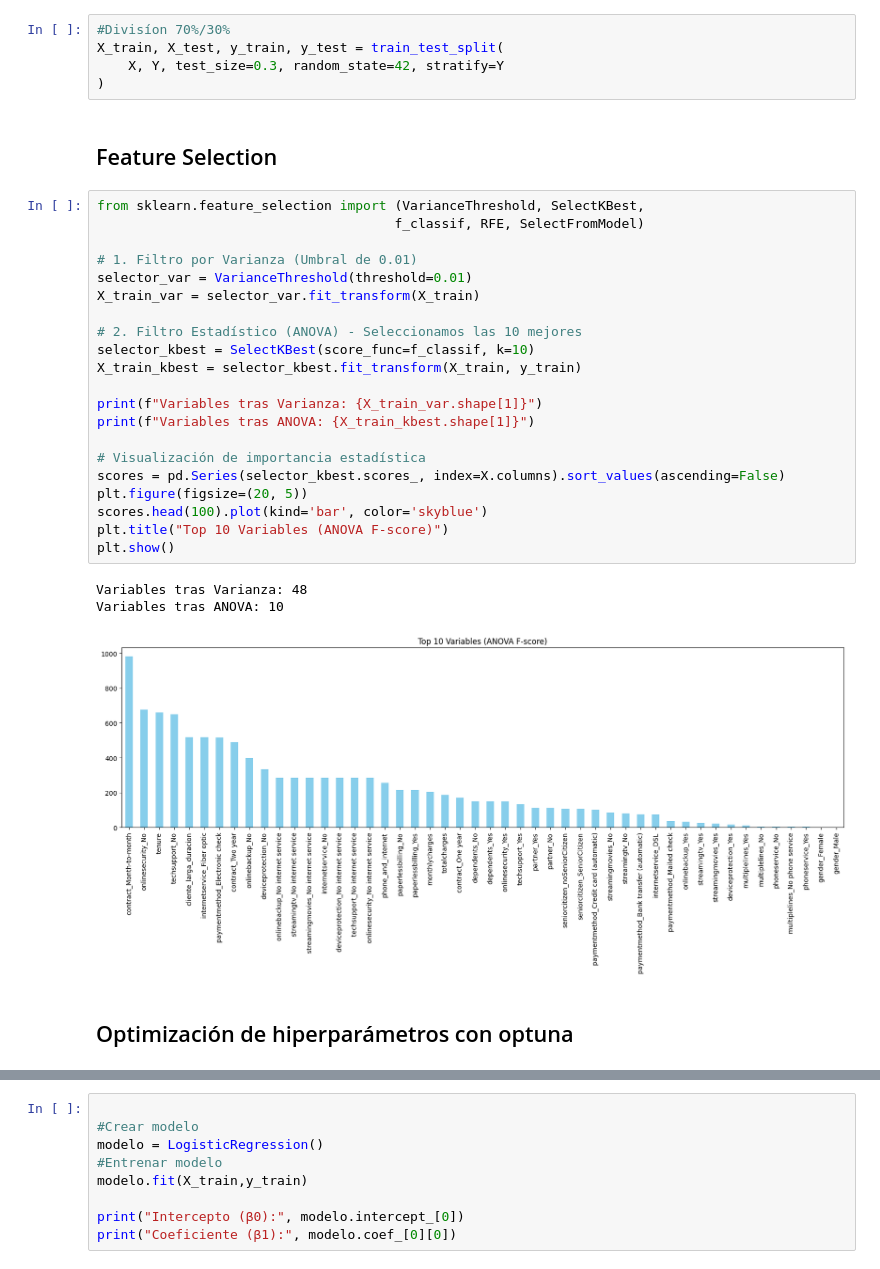
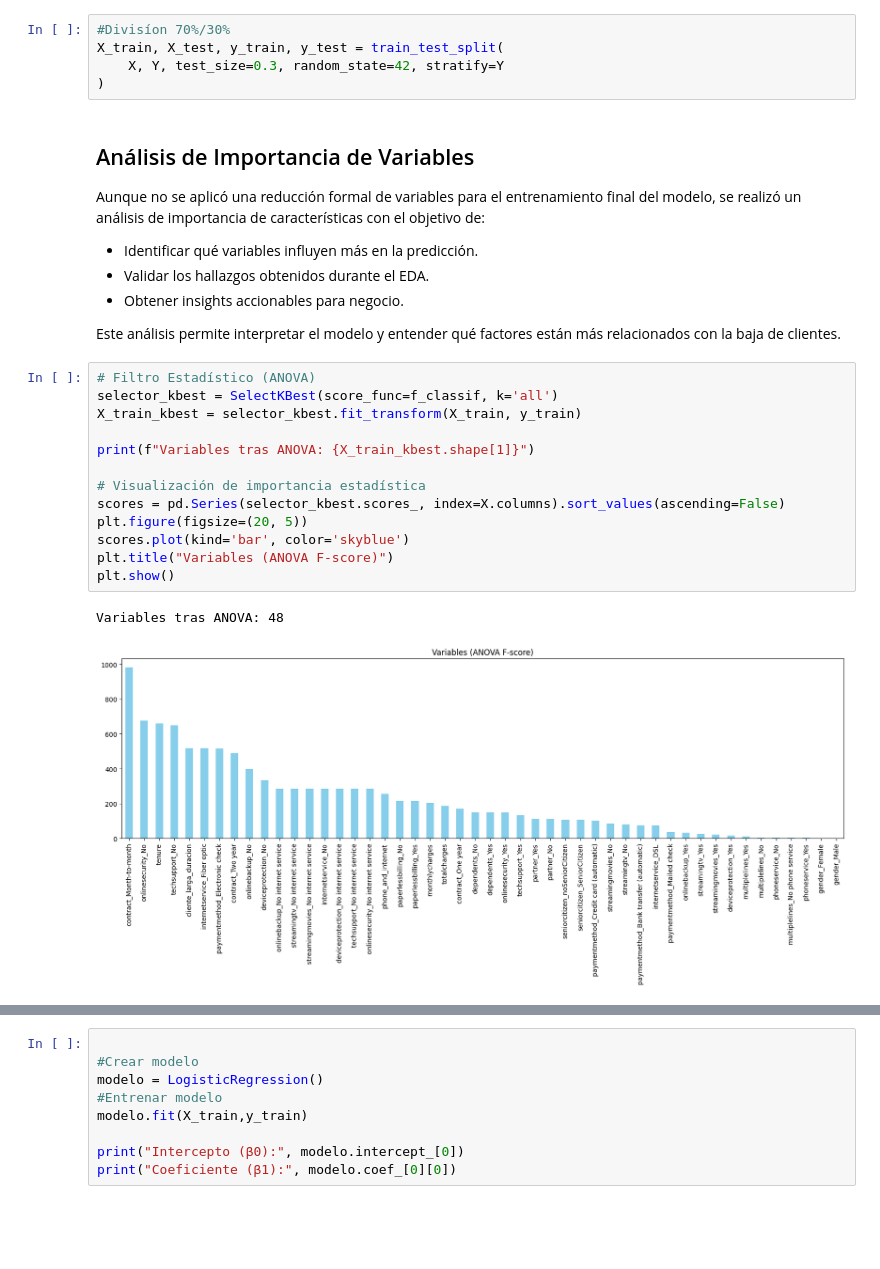
Before and after one commit to paranedagarcia/MLcompleto, a Jupyter notebook: notebooks/ML.ipynb, the cells around one changed output, grey strips where cells are left out. Saved outputs shown, nothing was run; the diff lists cells and outputs as text; blank space fills up the shorter version.

```diff
--- a/notebooks/ML.ipynb
+++ b/notebooks/ML.ipynb
@@ -150,31 +260,28 @@ X_train, X_test, y_train, y_test = train_test_split(
     X, Y, test_size=0.3, random_state=42, stratify=Y
 )
 # %% [markdown]
-## Feature Selection
+## Análisis de Importancia de Variables
+
+Aunque no se aplicó una reducción formal de variables para el entrenamiento final del modelo, se realizó un análisis de importancia de características con el objetivo de:
+
+- Identificar qué variables influyen más en la predicción.
+- Validar los hallazgos obtenidos durante el EDA.
+- Obtener insights accionables para negocio.
+
+Este análisis permite interpretar el modelo y entender qué factores están más relacionados con la baja de clientes.
 # %%
-from sklearn.feature_selection import (VarianceThreshold, SelectKBest,
-                                      f_classif, RFE, SelectFromModel)
-
-# 1. Filtro por Varianza (Umbral de 0.01)
-selector_var = VarianceThreshold(threshold=0.01)
-X_train_var = selector_var.fit_transform(X_train)
-
-# 2. Filtro Estadístico (ANOVA) - Seleccionamos las 10 mejores
-selector_kbest = SelectKBest(score_func=f_classif, k=10)
+# Filtro Estadístico (ANOVA)
+selector_kbest = SelectKBest(score_func=f_classif, k='all')
 X_train_kbest = selector_kbest.fit_transform(X_train, y_train)
 
-print(f"Variables tras Varianza: {X_train_var.shape[1]}")
 print(f"Variables tras ANOVA: {X_train_kbest.shape[1]}")
 
 # Visualización de importancia estadística
 scores = pd.Series(selector_kbest.scores_, index=X.columns).sort_values(ascending=False)
 plt.figure(figsize=(20, 5))
-scores.head(100).plot(kind='bar', color='skyblue')
-plt.title("Top 10 Variables (ANOVA F-score)")
+scores.plot(kind='bar', color='skyblue')
+plt.title("Variables (ANOVA F-score)")
 plt.show()
 # %% [output]
-Variables tras Varianza: 48
-Variables tras ANOVA: 10
+Variables tras ANOVA: 48
-[figure, old version]
+[figure, new version]
-# %% [markdown]
-## Optimización de hiperparámetros con optuna
```
Also changed, not shown: parts of 34 cells of this notebook, 1 other file.
